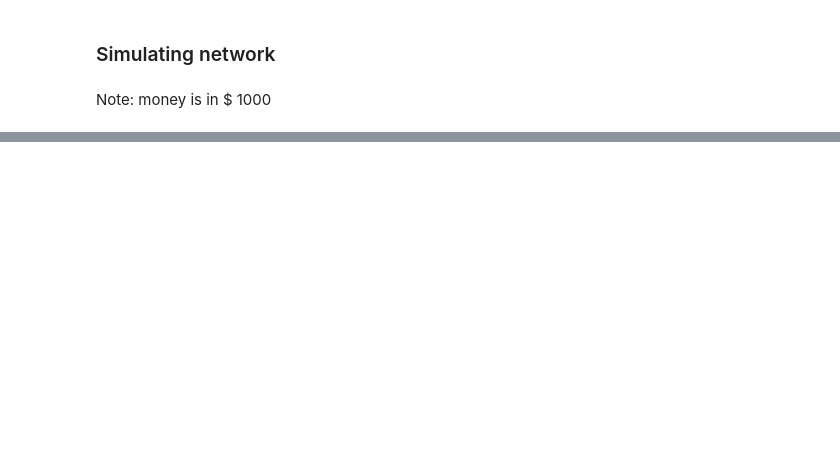
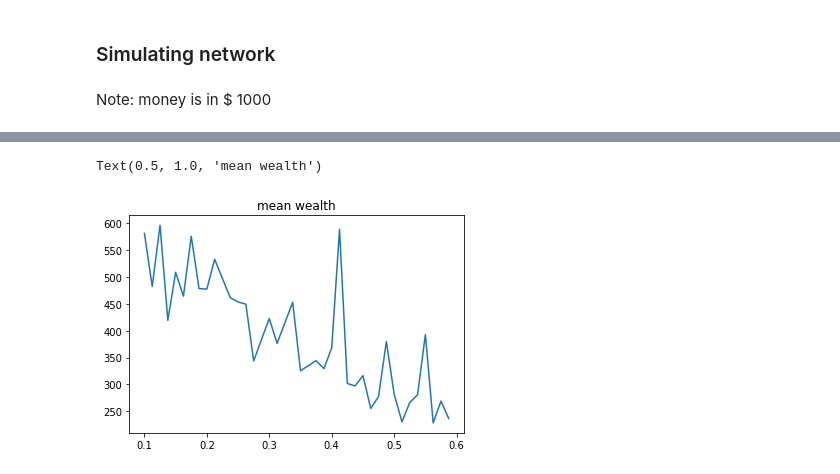
Before and after one commit to saran-sankar/econ-net, a Jupyter notebook: economic_network.ipynb, the cells around one changed output, grey strips where cells are left out. Saved outputs shown, nothing was run; the diff lists cells and outputs as text; code cells hidden in the pictures; blank space fills up the shorter version.

```diff
--- a/economic_network.ipynb
+++ b/economic_network.ipynb
@@ -192,0 +290,5 @@ plt.show()
+# %%
+sns.lineplot(taxes, means).set_title(f'mean wealth')
+# %% [output]
+Text(0.5, 1.0, 'mean wealth')
+[figure, added]
```
Also changed, not shown: parts of 28 cells of this notebook, 1 other file.
